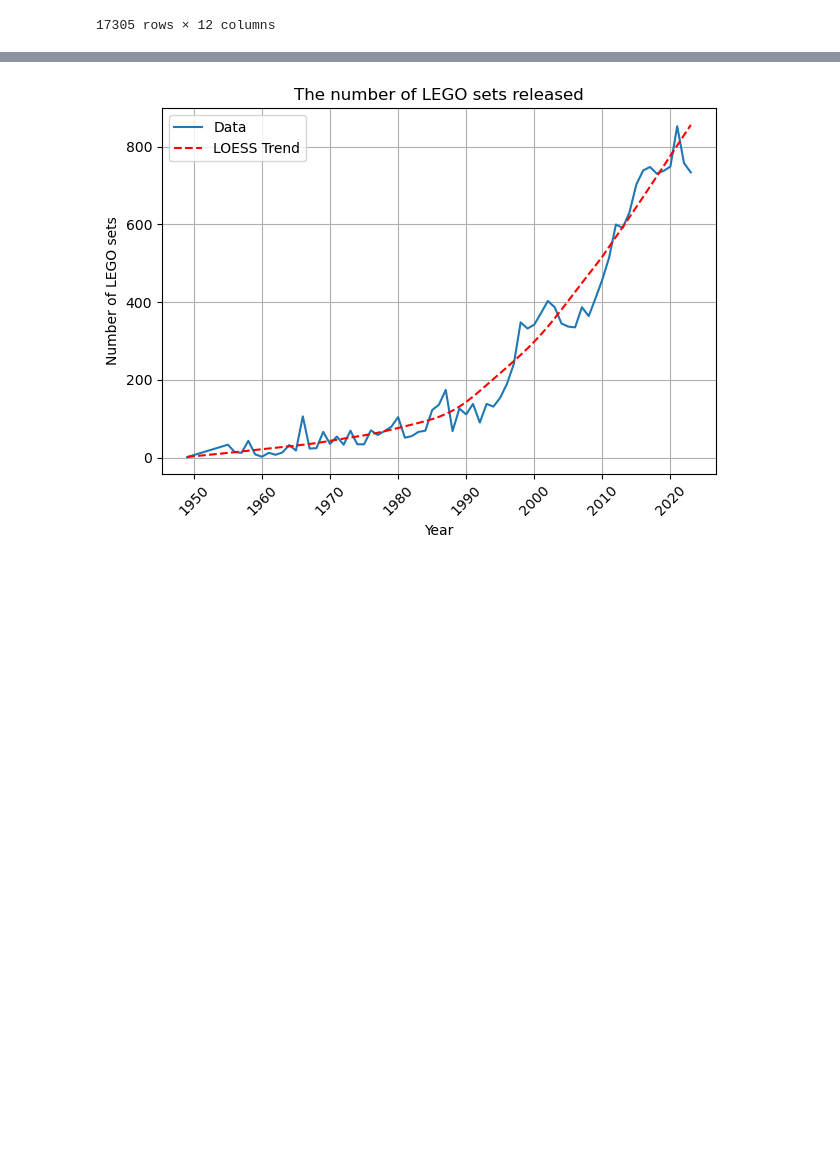
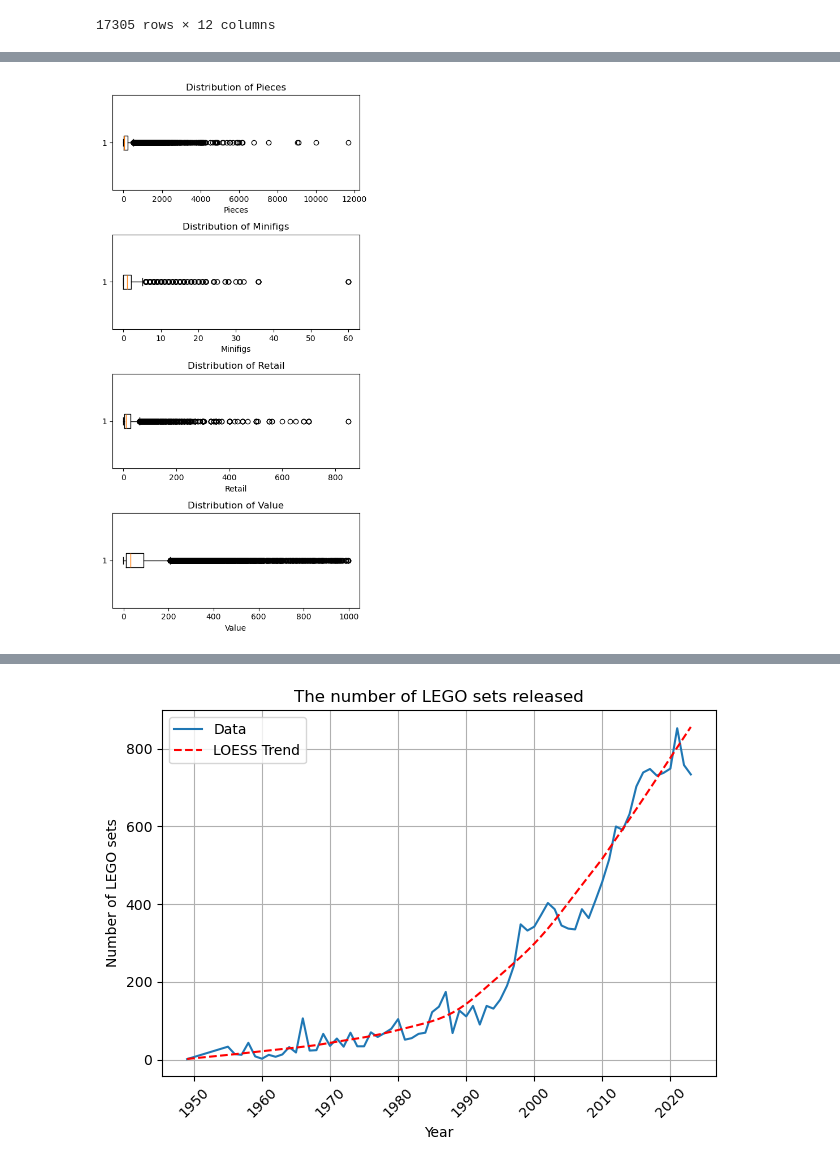
Before and after one commit to dawidgrabarczyk/lego-investment-analysis, a Jupyter notebook: lego.ipynb, the cells around one changed output, grey strips where cells are left out. Drawn from its saved outputs; the diff is of its cells as text; code cells hidden in the pictures; blank space fills up the shorter version.

Commit message:
update
save all plots

```diff
--- a/lego.ipynb
+++ b/lego.ipynb
@@ -252,0 +210,7 @@ The above transformations allowed for a more accurate data format.
+# %%
+# Select numerical columns
+numerical_columns = ['pieces', 'minifigs', 'retail', 'value']
+
+# Get basic statistics
+basic_stats = df[numerical_columns].describe()
+basic_stats
@@ -252,0 +227,15 @@ The above transformations allowed for a more accurate data format.
+# %%
+# Create subplots for each numerical column
+fig, axes = plt.subplots(nrows=len(numerical_columns), ncols=1, figsize=(5, 10))
+
+# Plot boxplots for each numerical column
+for i, col in enumerate(numerical_columns):
+    axes[i].boxplot(df[col].dropna(), vert=False)
+    axes[i].set_title(f'Distribution of {col.capitalize()}')
+    axes[i].set_xlabel(col.capitalize())
+
+plt.tight_layout()
+plt.savefig(plots_path / 'boxplots_features.pdf')
+plt.show()
+# %% [output]
+[figure, added]
```
Also changed, not shown: parts of 52 cells of this notebook, 16 other files.
